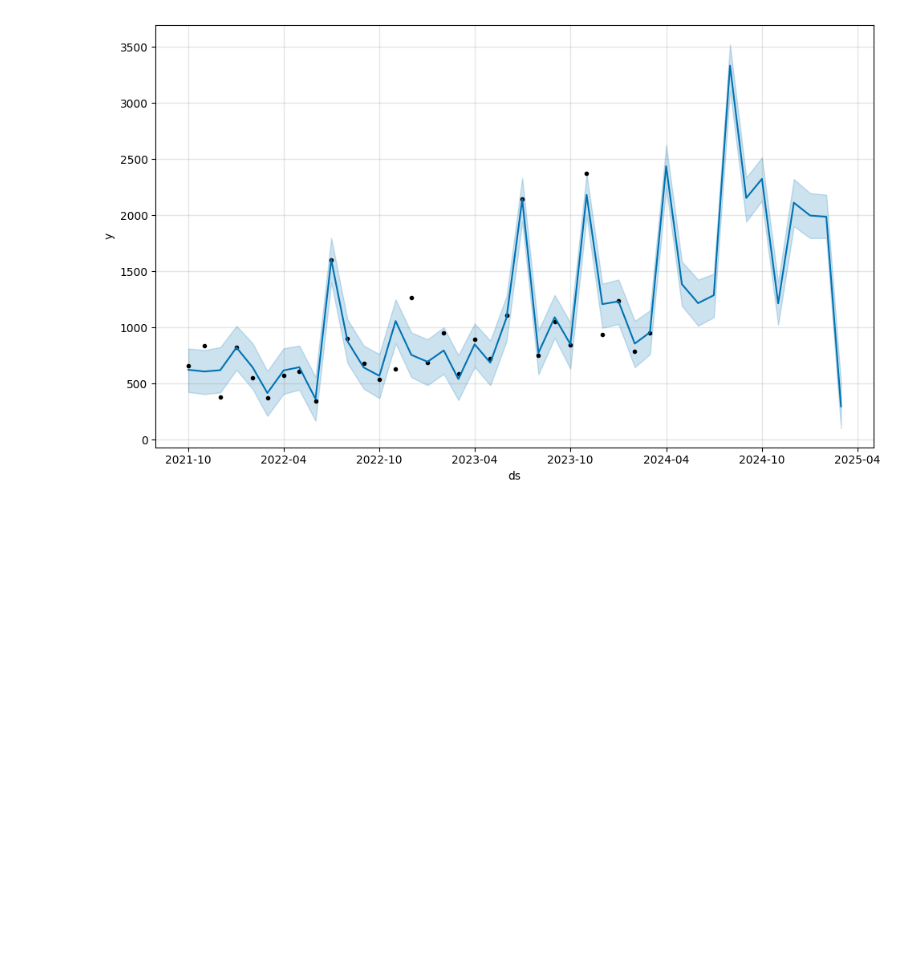
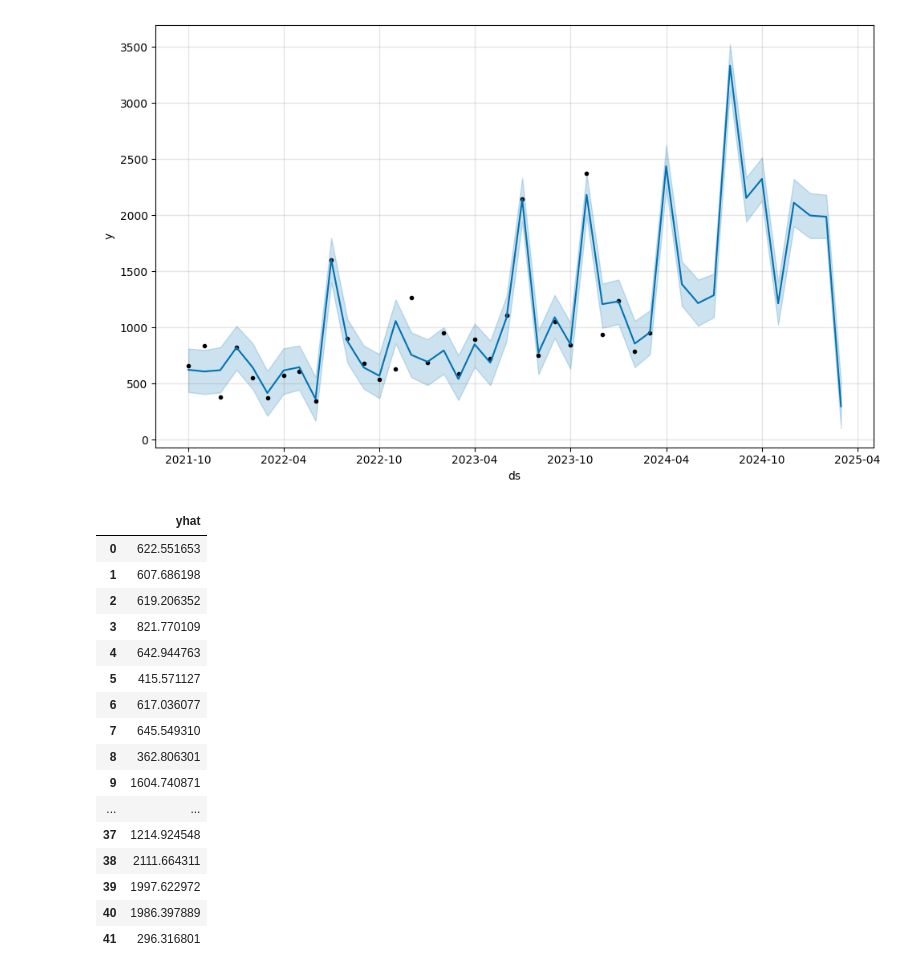
Before and after one commit to Mkranj/time_series_expenses, a Jupyter notebook: scripts/basic_timeseries.ipynb, the cells around one changed output. Saved outputs shown, nothing was run; the diff lists cells and outputs as text; code cells hidden in the pictures; blank space fills up the shorter version.

```diff
--- a/scripts/basic_timeseries.ipynb
+++ b/scripts/basic_timeseries.ipynb
@@ -151,3 +151,23 @@ The behavior of DatetimeProperties.to_pydatetime is deprecated, in a future vers
 
 The behavior of DatetimeProperties.to_pydatetime is deprecated, in a future version this will return a Series containing python datetime objects instead of an ndarray. To retain the old behavior, call ...
 [figure]
+# %%
+forecast[["yhat"]]
+# %% [output]
+|  | yhat |
+| 0 | 622.551653 |
+| 1 | 607.686198 |
+| 2 | 619.206352 |
+| 3 | 821.770109 |
+| 4 | 642.944763 |
+| 5 | 415.571127 |
+| 6 | 617.036077 |
+| 7 | 645.549310 |
+| 8 | 362.806301 |
+| 9 | 1604.740871 |
+| ... | ... |
+| 37 | 1214.924548 |
+| 38 | 2111.664311 |
+| 39 | 1997.622972 |
+| 40 | 1986.397889 |
+| 41 | 296.316801 |
```
Also changed, not shown: parts of 4 cells of this notebook.
